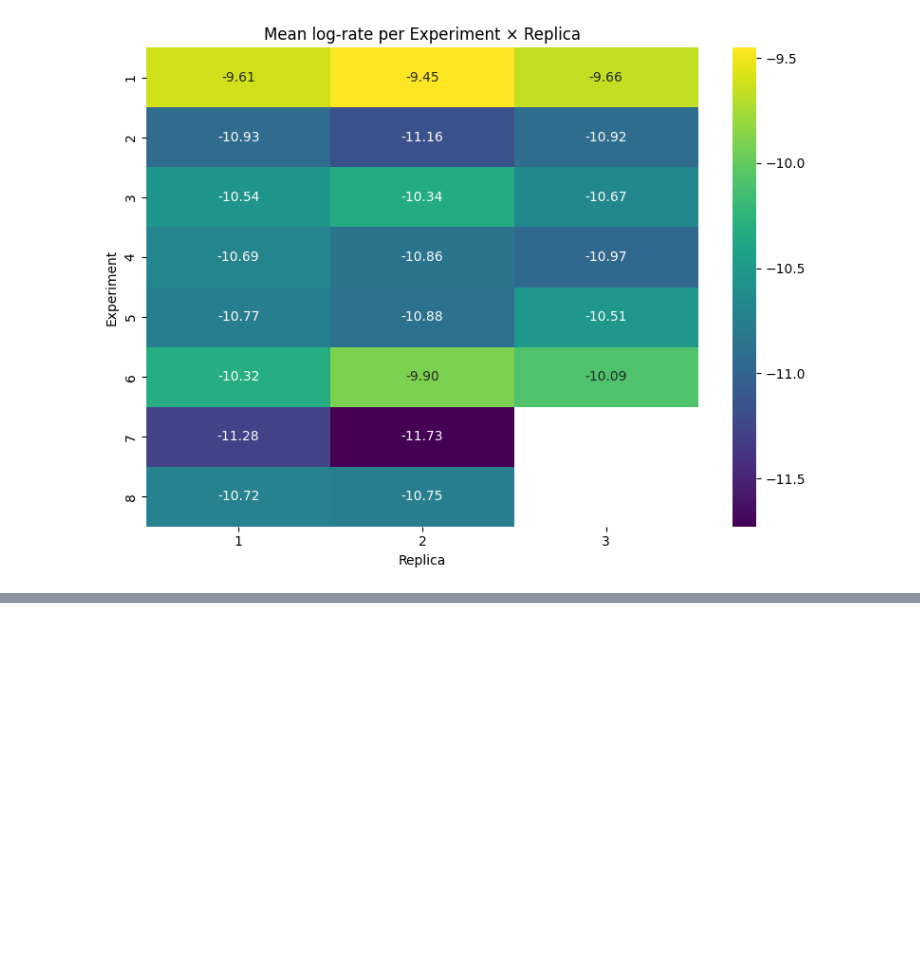
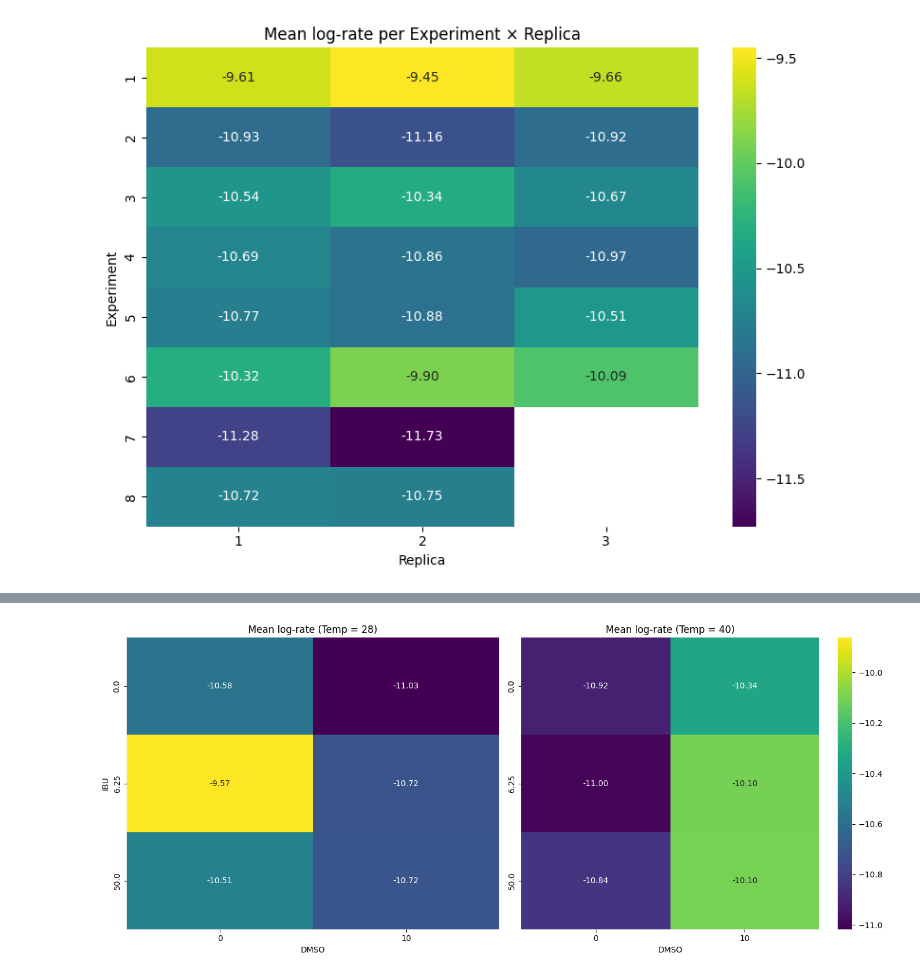
Before and after one commit to ahbagheri01/Progetto_Bayesian_Statistics, a Jupyter notebook: src/jupyter/sara_analyze.ipynb, the cells around one changed output, grey strips where cells are left out. Saved outputs shown, nothing was run; the diff lists cells and outputs as text; code cells hidden in the pictures; blank space fills up the shorter version.

```diff
--- a/src/jupyter/sara_analyze.ipynb
+++ b/src/jupyter/sara_analyze.ipynb
@@ -324,0 +418,80 @@ plt.show()
+# %%
+import numpy as np
+import pandas as pd
+import seaborn as sns
+import matplotlib.pyplot as plt
+
+# ---- Costruisci dataframe ----
+df = pd.DataFrame({
+    "idx_experiment": glm_data["idx_experiment"],
+    "idx_experiment_replica": glm_data["idx_experiment_replica"],
+    "Temp": data["Temp"],
+    "IBU": data["IBU"],
+    "DMSO": data["DMSO"],
+    "log_rate_mean": np.asarray(
+        get_posterior_rate_means(
+            models[("ab_baseline_simple_poi.stan", tuple({}.items()), "X")]["az"],
+            models[("ab_baseline_simple_poi.stan", tuple({}.items()), "X")]["X"],
+            glm_data["idx_experiment"],
+            glm_data["idx_experiment_replica"]
+        )
+    )
+})
+
+# ---- Heatmap Temp = 28 ----
+H_28 = (
+    df[df["Temp"] == 28]
+    .groupby(["IBU", "DMSO"])["log_rate_mean"]
+    .mean()
+    .unstack()
+)
+
+# ---- Heatmap Temp = 40 ----
+H_40 = (
+    df[df["Temp"] == 40]
+    .groupby(["IBU", "DMSO"])["log_rate_mean"]
+    .mean()
+    .unstack()
+)
+
+# ---- Scala colori coerente ----
+all_vals = np.concatenate([H_28.values.ravel(), H_40.values.ravel()])
+all_vals = all_vals[np.isfinite(all_vals)]
+
+vmin = np.percentile(all_vals, 5)
+vmax = np.percentile(all_vals, 95)
+
+# ---- Plot affiancato ----
+fig, axes = plt.subplots(1, 2, figsize=(14, 6))
+
+sns.heatmap(
+    H_28,
+    ax=axes[0],
+    annot=True,
+    fmt=".2f",
+    cmap="viridis",
+    vmin=vmin,
+    vmax=vmax,
+    cbar=False
+)
+axes[0].set_title("Mean log-rate (Temp = 28)")
+axes[0].set_xlabel("DMSO")
+axes[0].set_ylabel("IBU")
+
+sns.heatmap(
+    H_40,
+    ax=axes[1],
+    annot=True,
+    fmt=".2f",
+    cmap="viridis",
+    vmin=vmin,
+    vmax=vmax
+)
+axes[1].set_title("Mean log-rate (Temp = 40)")
+axes[1].set_xlabel("DMSO")
+axes[1].set_ylabel("")
+
+plt.tight_layout()
+plt.show()
+# %% [output]
+[figure, added]
```
Also changed, not shown: parts of 13 cells of this notebook.
